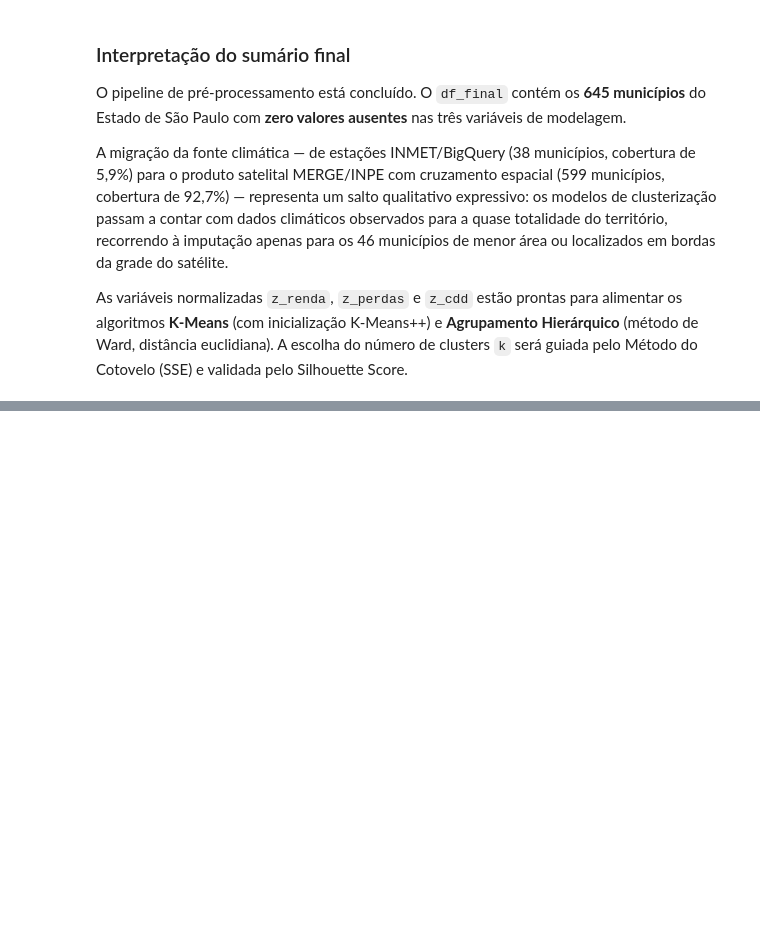
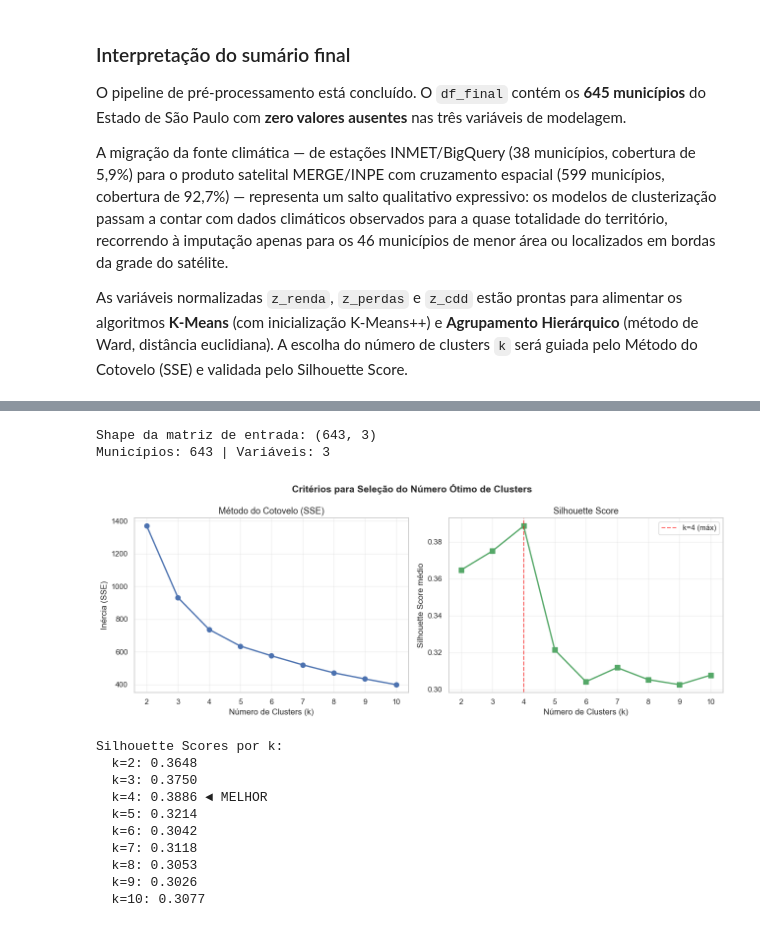
Before and after one commit to DuAlmeida995/clusterizacao-urbana, a Jupyter notebook: dados/tratamento_atualizado.ipynb, the cells around one changed output, grey strips where cells are left out. Saved outputs shown, nothing was run; the diff lists cells and outputs as text; code cells hidden in the pictures; blank space fills up the shorter version.

Commit message:
feat: implementa kmeans e deleta .ipynb antigo

```diff
--- a/dados/tratamento_atualizado.ipynb
+++ b/dados/tratamento_atualizado.ipynb
@@ -1284,0 +1296,66 @@ As variáveis normalizadas `z_renda`, `z_perdas` e `z_cdd` estão prontas para a
+# %%
+
+
+# Matriz de entrada para clusterização
+X = df_final[['z_renda', 'z_perdas', 'z_cdd']].values
+print(f'Shape da matriz de entrada: {X.shape}')
+print(f'Municípios: {X.shape[0]} | Variáveis: {X.shape[1]}')
+# %% [output]
+Shape da matriz de entrada: (643, 3)
+Municípios: 643 | Variáveis: 3
+# %%
+# ── Determinação do k ótimo ──────────────────────────────────────────────────
+K_range = range(2, 11)
+sse, sil_scores, modelos = [], [], {}
+
+for k in K_range:
+    km = KMeans(n_clusters=k, init='k-means++', n_init=50, random_state=42, max_iter=500)
+    labels = km.fit_predict(X)
+    sse.append(km.inertia_)
+    sil_scores.append(silhouette_score(X, labels))
+    modelos[k] = km
+
+fig, axes = plt.subplots(1, 2, figsize=(13, 5))
+
+# Elbow
+axes[0].plot(K_range, sse, 'bo-', linewidth=2, markersize=7)
+axes[0].set_title('Método do Cotovelo (SSE)', fontsize=13)
+axes[0].set_xlabel('Número de Clusters (k)')
+axes[0].set_ylabel('Inércia (SSE)')
+axes[0].grid(True, alpha=0.3)
+axes[0].set_xticks(list(K_range))
+
+# Silhouette
+axes[1].plot(K_range, sil_scores, 'gs-', linewidth=2, markersize=7)
+axes[1].set_title('Silhouette Score', fontsize=13)
+axes[1].set_xlabel('Número de Clusters (k)')
+axes[1].set_ylabel('Silhouette Score médio')
+axes[1].grid(True, alpha=0.3)
+axes[1].set_xticks(list(K_range))
+
+# Destacar o melhor Silhouette
+k_sil_max = list(K_range)[sil_scores.index(max(sil_scores))]
+axes[1].axvline(k_sil_max, color='red', linestyle='--', alpha=0.6, label=f'k={k_sil_max} (máx)')
+axes[1].legend()
+
+plt.suptitle('Critérios para Seleção do Número Ótimo de Clusters', fontsize=14, fontweight='bold')
+plt.tight_layout()
+plt.savefig('elbow_silhouette.png', dpi=150, bbox_inches='tight')
+plt.show()
+
+print('\nSilhouette Scores por k:')
+for k, s in zip(K_range, sil_scores):
+    marker = ' ◄ MELHOR' if k == k_sil_max else ''
+    print(f'  k={k}: {s:.4f}{marker}')
+# %% [output]
+[figure, added]
+Silhouette Scores por k:
+  k=2: 0.3648
+  k=3: 0.3750
+  k=4: 0.3886 ◄ MELHOR
+  k=5: 0.3214
+  k=6: 0.3042
+  k=7: 0.3118
+  k=8: 0.3053
+  k=9: 0.3026
+  k=10: 0.3077
```
Also changed, not shown: parts of 24 cells of this notebook, 7 other files.
